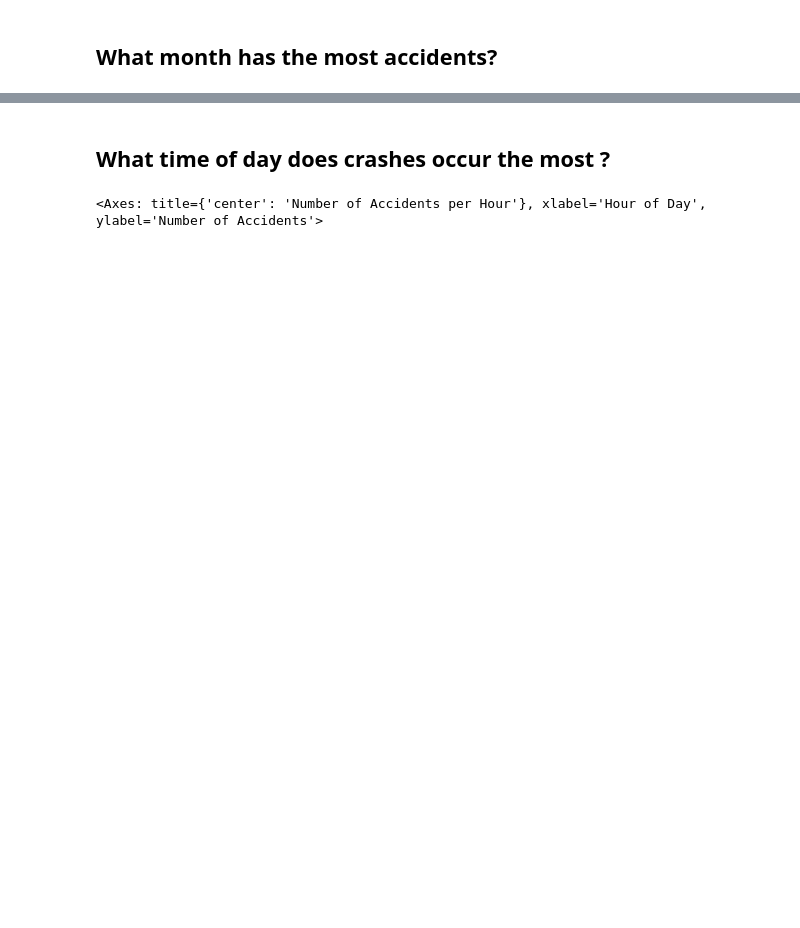
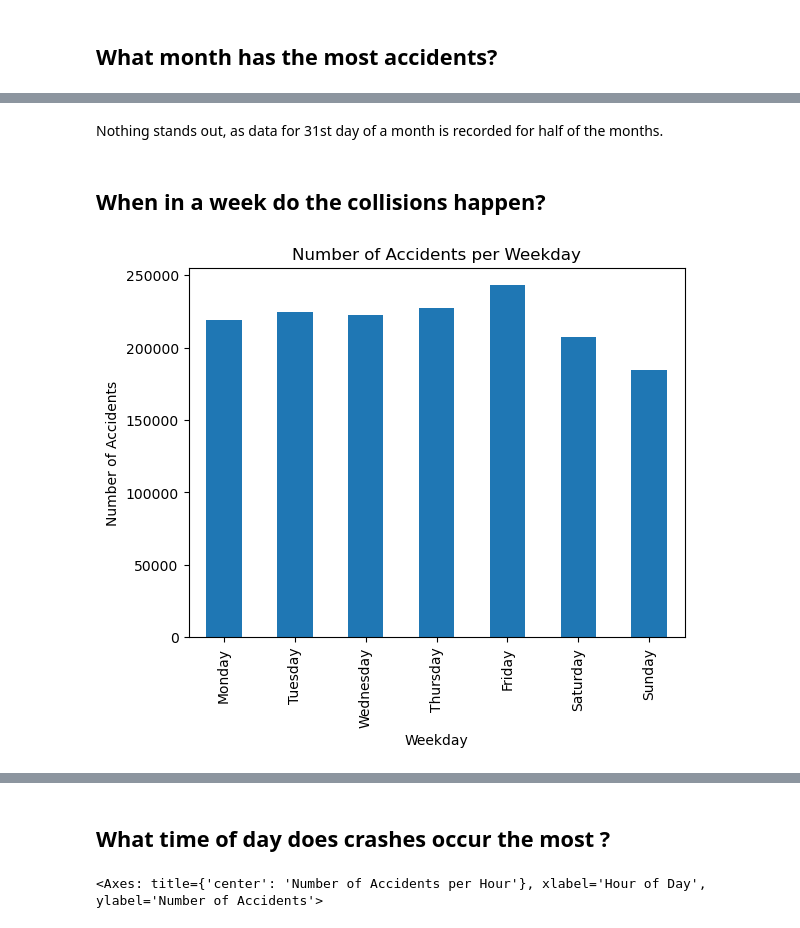
Before and after one commit to bonluc/02806_social_data_analysis_project, a Jupyter notebook: data_analysis.ipynb, the cells around one changed output, grey strips where cells are left out. Cells and saved outputs as stored; diff of their text form; code cells hidden in the pictures; blank space fills up the shorter version.

```diff
--- a/data_analysis.ipynb
+++ b/data_analysis.ipynb
@@ -135,0 +242,10 @@ month_counts.plot(kind="bar", title="Number of Accidents per Month", xlabel="Mon
+# %% [markdown]
+Nothing stands out, as data for 31st day of a month is recorded for half of the months.
+# %% [markdown]
+## When in a week do the collisions happen?
+# %%
+weekday_counts = df_time["WEEKDAY"].value_counts().reindex(["Monday", "Tuesday", "Wednesday", "Thursday", "Friday", "Saturday", "Sunday"])
+weekday_counts.plot(kind="bar", title="Number of Accidents per Weekday", xlabel="Weekday", ylabel="Number of Accidents")
+plt.show()
+# %% [output]
+[figure, added]
```
Also changed, not shown: parts of 28 cells of this notebook.
